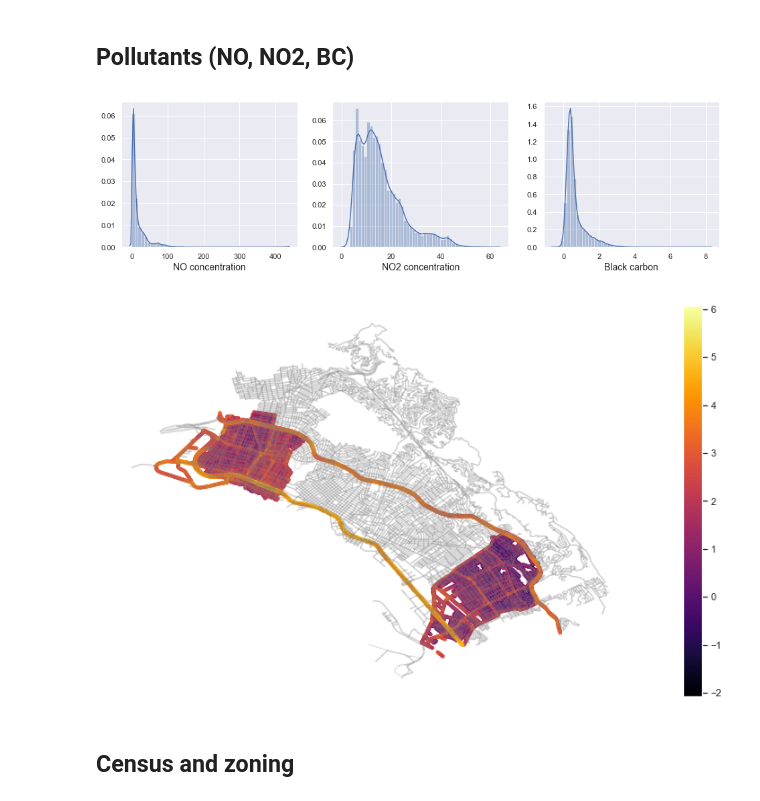
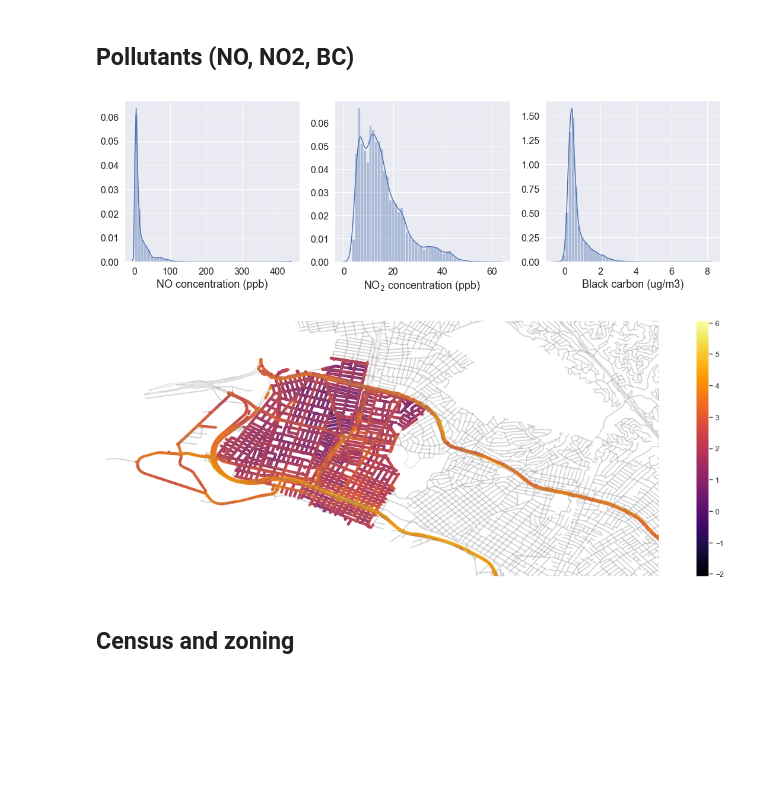
Before and after one commit to samdchamberlain/HealthyHomes_Insight, a Jupyter notebook: Pollutant_model.ipynb, the cells around one changed output. Cells and saved outputs as stored; diff of their text form; code cells hidden in the pictures; blank space fills up the shorter version.

Commit message:
added sections for creating presentation quality figures

```diff
--- a/Pollutant_model.ipynb
+++ b/Pollutant_model.ipynb
@@ -168,26 +168,30 @@ oak_zones[oak_zones.zone == 'mixed'].plot()
 ## Pollutants (NO, NO2, BC)
 # %%
 # Plot distribution of pollutants
-fig, (ax1, ax2, ax3) = plt.subplots(1, 3, figsize=(16, 4))
-sns.distplot(EDF_points['NO'], ax=ax1); ax1.set_xlabel('NO concentration', fontsize=14)
-sns.distplot(EDF_points['NO2'], ax=ax2); ax2.set_xlabel('NO2 concentration', fontsize=14)
-sns.distplot(EDF_points['BC'], ax=ax3); ax3.set_xlabel('Black carbon', fontsize=14);
+fig, (ax1, ax2, ax3) = plt.subplots(1, 3, figsize=(18, 5))
+ax1.tick_params(labelsize=16)
+sns.distplot(EDF_points['NO'], ax=ax1); ax1.set_xlabel('NO concentration (ppb)', fontsize=18)
+sns.distplot(EDF_points['NO2'], ax=ax2); ax2.set_xlabel('NO$_2$ concentration (ppb)', fontsize=18)
+sns.distplot(EDF_points['BC'], ax=ax3); ax3.set_xlabel('Black carbon (ug/m3)', fontsize=18);
+ax1.tick_params(labelsize=16); ax2.tick_params(labelsize=16); ax3.tick_params(labelsize=16)
+fig.savefig('distributions.png', format='png', dpi=300)
 # %% [output]
-[figure, old version]
+[figure, new version]
 # %%
 ## Plot EDF data with roads
-fig, ax = plt.subplots(1, figsize=(20,8))
+fig, ax = plt.subplots(1, figsize=(20,7))
 base = edges.plot(ax=ax, color='gray', alpha=0.2)
 plt.scatter(EDF_points.Longitude, EDF_points.Latitude, s=10, c=np.log(EDF_points['NO']), cmap='inferno')
 plt.colorbar()
 #ax.set_xlim(-122.31, -122.20); ax.set_ylim(37.77, 37.86)
+ax.set_xlim(-122.33, -122.20); ax.set_ylim(37.78, 37.84)
 ax.grid(False)
 ax.set_facecolor('xkcd:white')
 ax.xaxis.set_ticklabels([])
 ax.yaxis.set_ticklabels([]);
-#fig.savefig('map.png', format='png', dpi=150)
+fig.savefig('map.png', format='png', dpi=300)
 # %% [output]
-[figure, old version]
+[figure, new version]
 # %% [markdown]
 ## Census and zoning
 # %%
```
Also changed, not shown: parts of 23 cells of this notebook.
